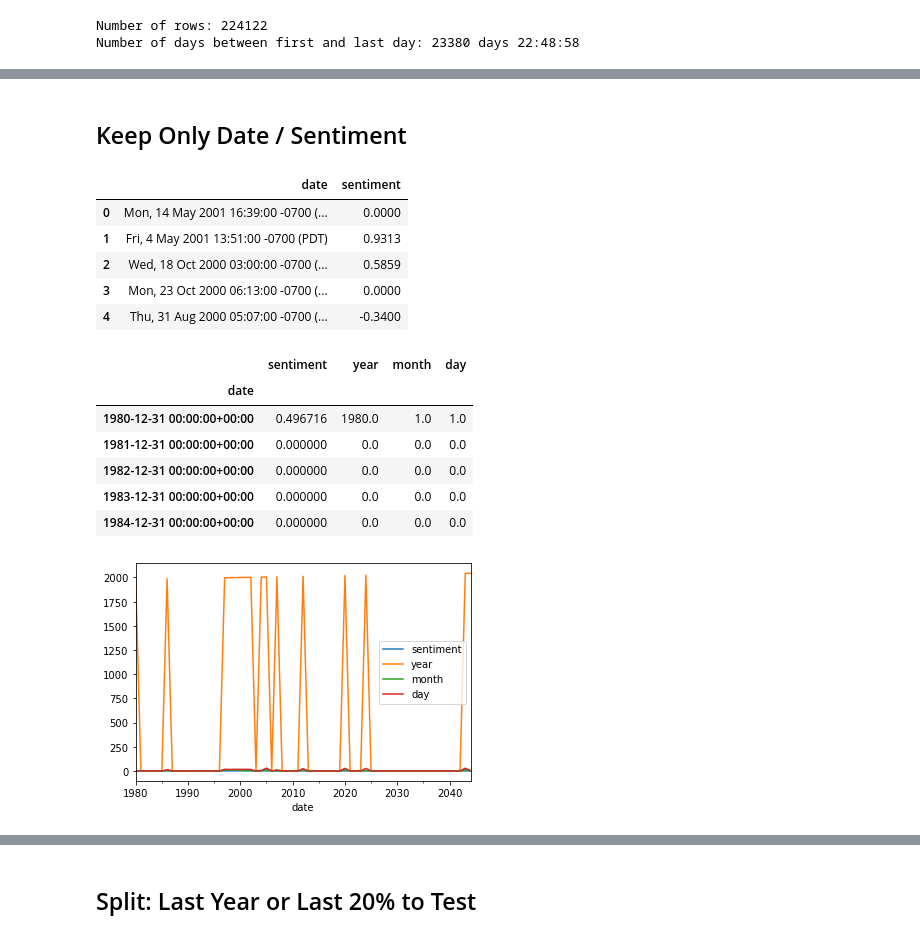
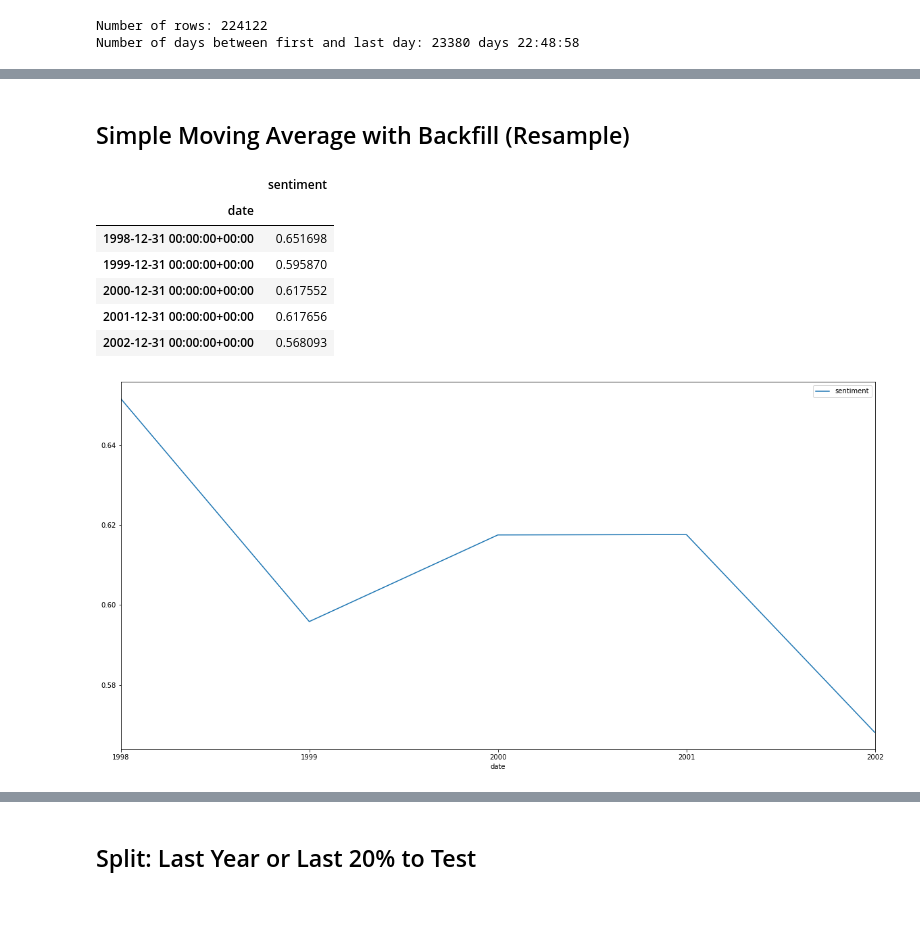
Before and after one commit to Enron-Discussion-NLP/Capstone, a Jupyter notebook: 00_Kaniela/kan_workbook.ipynb, the cells around one changed output, grey strips where cells are left out. Saved outputs shown, nothing was run; the diff lists cells and outputs as text; code cells hidden in the pictures; blank space fills up the shorter version.

```diff
--- a/00_Kaniela/kan_workbook.ipynb
+++ b/00_Kaniela/kan_workbook.ipynb
@@ -483,0 +532,4 @@ df = pd.read_csv('sentiment.csv', index_col=0)
+# %%
+# create time series dataframe
+ts = df[['date', 'sentiment']]
+ts.head()
@@ -493,4 +553,6 @@ df.sentiment.plot.hist()
 <AxesSubplot:ylabel='Frequency'>
 [figure]
 # %%
-df.date = pd.to_datetime(df.date, utc=True)
+# change date column to datetime format
+ts.date = pd.to_datetime(ts.date, utc=True)
+ts.info()
@@ -509,7 +583,7 @@ memory usage: 11.8 MB
 # %%
-# Sort rows by the date and then set the index as that date
-df = df.set_index("date").sort_index()
-df.head()
+# Set index at date columnad and sort index
+ts = ts.set_index("date").sort_index()
+ts.head()
 # %% [output]
 |  | sentiment |
 | date |  |
@@ -602,0 +661,4 @@ if not os.path.isfile('timedate.csv'):
+# %%
+# Filter out rows that are below 1995 and above 2005
+ts = ts[(ts.index > '1998') & (ts.index < '2003')]
+ts.head()
@@ -603,26 +679,16 @@ if not os.path.isfile('timedate.csv'):
 # %% [markdown]
-## Keep Only Date / Sentiment
+## Simple Moving Average with Backfill (Resample)
-# %%
-df = df[['date','sentiment']]
-df.head()
-# %% [output]
-|  | date | sentiment |
-| 0 | Mon, 14 May 2001 16:39:00 -0700 (... | 0.0000 |
-| 1 | Fri, 4 May 2001 13:51:00 -0700 (PDT) | 0.9313 |
-| 2 | Wed, 18 Oct 2000 03:00:00 -0700 (... | 0.5859 |
-| 3 | Mon, 23 Oct 2000 06:13:00 -0700 (... | 0.0000 |
-| 4 | Thu, 31 Aug 2000 05:07:00 -0700 (... | -0.3400 |
 # %%
 # Resample for Yearly
-df_1y = df.resample('Y').mean().fillna(0)
-df_1y.plot()
-df_1y.head()
+ts_1y = ts.resample('Y').mean().fillna(method='backfill')
+ts_1y.plot(figsize=(20,10))
+ts_1y.head()
 # %% [output]
-|  | sentiment | year | month | day |
-| date |  |  |  |  |
-| 1980-12-31 00:00:00+00:00 | 0.496716 | 1980.0 | 1.0 | 1.0 |
-| 1981-12-31 00:00:00+00:00 | 0.000000 | 0.0 | 0.0 | 0.0 |
-| 1982-12-31 00:00:00+00:00 | 0.000000 | 0.0 | 0.0 | 0.0 |
-| 1983-12-31 00:00:00+00:00 | 0.000000 | 0.0 | 0.0 | 0.0 |
-| 1984-12-31 00:00:00+00:00 | 0.000000 | 0.0 | 0.0 | 0.0 |
+|  | sentiment |
+| date |  |
+| 1998-12-31 00:00:00+00:00 | 0.651698 |
+| 1999-12-31 00:00:00+00:00 | 0.595870 |
+| 2000-12-31 00:00:00+00:00 | 0.617552 |
+| 2001-12-31 00:00:00+00:00 | 0.617656 |
+| 2002-12-31 00:00:00+00:00 | 0.568093 |
-[figure, old version]
+[figure, new version]
```
Also changed, not shown: parts of 52 cells of this notebook.
